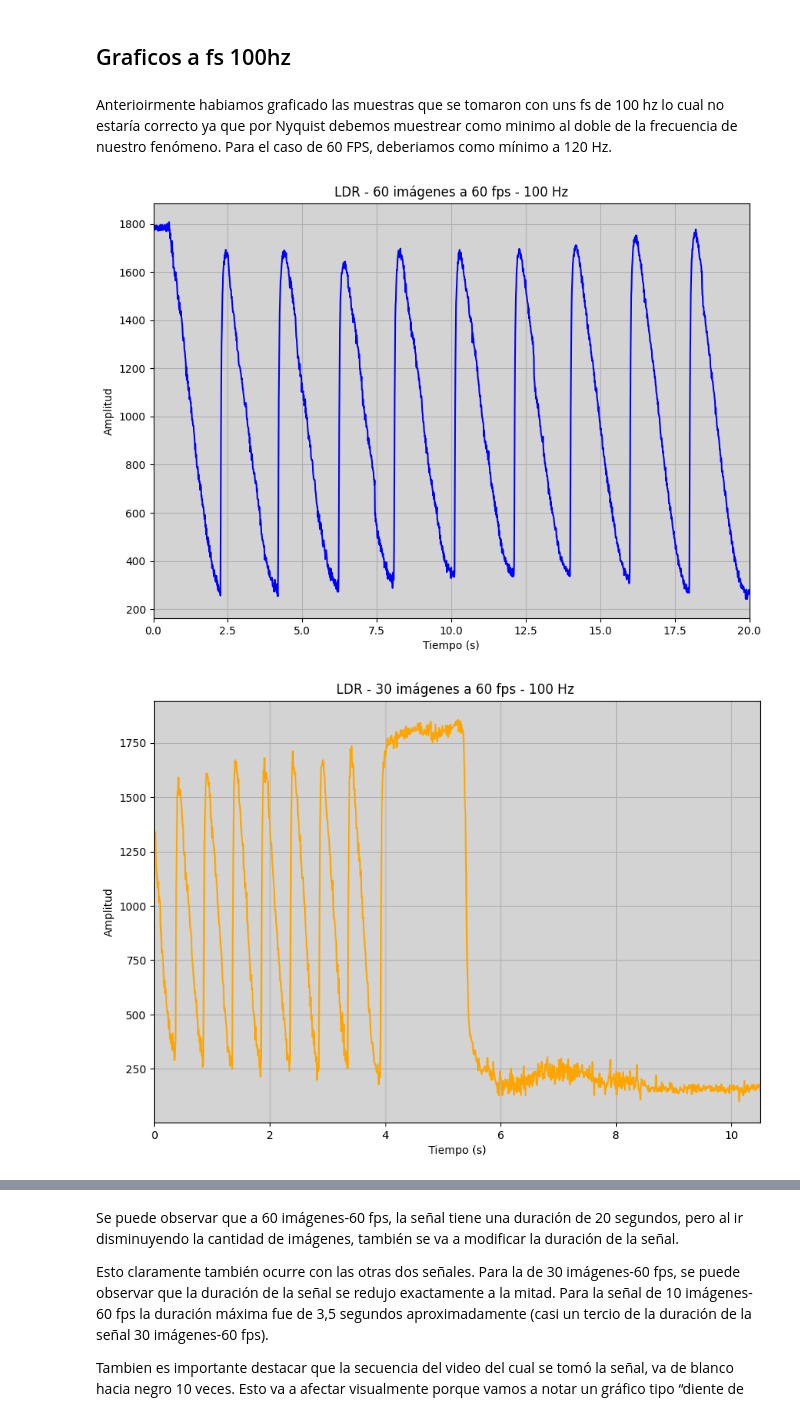
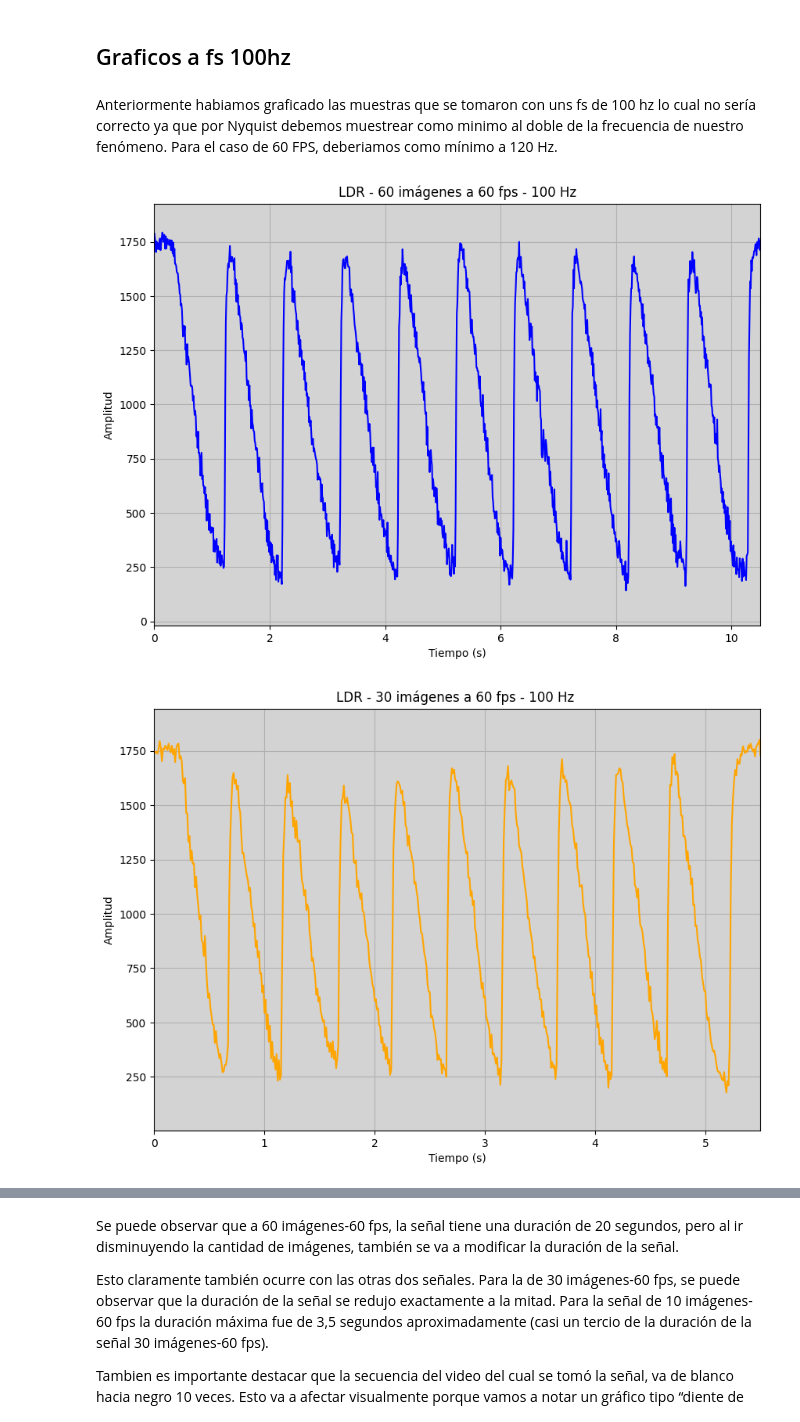
Before and after one commit to alex20022000/Signal_Processing_Project_Ciani-Dalle_Rive_Prieto, a Jupyter notebook: 01_Signal_Processing_Ciani+Dalle_Rive_Prieto.ipynb, the cells around one changed output, grey strips where cells are left out. Cells and saved outputs as stored; diff of their text form; code cells hidden in the pictures.

```diff
--- a/01_Signal_Processing_Ciani+Dalle_Rive_Prieto.ipynb
+++ b/01_Signal_Processing_Ciani+Dalle_Rive_Prieto.ipynb
@@ -230,5 +232,5 @@ Resolving deltas: 100% (59/59), done.
 # %%
-data_1 = pd.read_csv("/content/Signal_Processing_Project_Ciani-Dalle_Rive_Prieto/Lectura/08-ldr-fs_100Hz-60imgs-60fps.json")
+data_1 = pd.read_csv("/content/Signal_Processing_Project_Ciani-Dalle_Rive_Prieto/Lectura/01-ldr-fs_100Hz-60imgs_60fps.json")
 data_2 = pd.read_csv("/content/Signal_Processing_Project_Ciani-Dalle_Rive_Prieto/Lectura/06-ldr-fs_100Hz-50imgs-60fps.json")
 data_3 = pd.read_csv("/content/Signal_Processing_Project_Ciani-Dalle_Rive_Prieto/Lectura/05-ldr-fs_100Hz-40imgs-60fps.json")
 data_4 = pd.read_csv("/content/Signal_Processing_Project_Ciani-Dalle_Rive_Prieto/Lectura/04-ldr-fs_100Hz-30imgs-60fps.json")
@@ -339,7 +342,7 @@ plt.show()"""
 # %% [markdown]
 ## Graficos a fs 100hz
 # %% [markdown]
-Anterioirmente habiamos graficado las muestras que se tomaron con uns fs de 100 hz lo cual no estaría correcto ya que por Nyquist debemos muestrear como minimo al doble de la frecuencia de nuestro fenómeno. Para el caso de 60 FPS, deberiamos como mínimo a 120 Hz.
+Anteriormente habiamos graficado las muestras que se tomaron con uns fs de 100 hz lo cual no sería correcto ya que por Nyquist debemos muestrear como minimo al doble de la frecuencia de nuestro fenómeno. Para el caso de 60 FPS, deberiamos como mínimo a 120 Hz.
 # %%
 # Parámetros
 fs = 100  # frecuencia de muestreo [Hz]
@@ -353,7 +356,7 @@ ldr_acot = ldr_fs100Hz_60imgs_60fps[t1:t2]  # tramo útil de la señal
 t_acot = np.arange(len(ldr_acot)) / fs  # recalculamos el vector de tiempo
 
 # Ajustar el tiempo del primer gráfico para que comience en 0
-t_acotado_0 = t_acot - t_acot[0]
+t_acotado_0 = tiempos[0] - 7
 
 # Función para graficar (debe estar definida previamente)
 def graficar_t_VS_muestras(t, señal, xlabel, xlim, ylabel, titulo, grid, color='blue'):
@@ -369,38 +372,38 @@ def graficar_t_VS_muestras(t, señal, xlabel, xlim, ylabel, titulo, grid, color=
 
 # Graficar la primera señal ajustada al tiempo 0
 graficar_t_VS_muestras(t_acotado_0,
-                       ldr_acot,
+                       seniales[0],
                        xlabel='Tiempo (s)',
-                       xlim=(0, tc2 - tc1),  # ajustar los límites de x
+                       xlim=(0, 10.5),  # ajustar los límites de x
                        ylabel='Amplitud',
                        titulo='LDR - 60 imágenes a 60 fps - 100 Hz',
                        grid=True,
                        color='blue'  # Línea azul
                        )
 
 # Graficar la segunda señal ajustada al tiempo 0
-t_acotado_3 = tiempos[3] - 9.5  # restar el valor inicial de xlim al tiempo
+t_acotado_3 = tiempos[3] - 8.2  # restar el valor inicial de xlim al tiempo
 graficar_t_VS_muestras(t_acotado_3,
                        seniales[3],
                        xlabel='Tiempo (s)',
-                       xlim=(0, 10.5),  # ajustado a tiempo 0
+                       xlim=(0, 5.5),  # ajustado a tiempo 0
                        ylabel='Amplitud',
                        titulo='LDR - 30 imágenes a 60 fps - 100 Hz ',
                        grid=True,
                        color='orange'
                        )
 
 # Graficar la tercera señal ajustada al tiempo 0
-t_acotado_5 = tiempos[5] - 9.25  # restar el valor inicial de xlim al tiempo
+t_acotado_5 = tiempos[5] - 6.5  # restar el valor inicial de xlim al tiempo
 graficar_t_VS_muestras(t_acotado_5,
                        seniales[5],
                        xlabel='Tiempo (s)',
-                       xlim=(0, 3.75),  # ajustado a tiempo 0
+                       xlim=(0, 1.9),  # ajustado a tiempo 0
                        ylabel='Amplitud',
                        titulo='LDR - 10 imágenes a 60 fps - 100 Hz',
                        grid=True,
                        color='green'
                        )
 # %% [output]
-[figure, old version]
+[figure, new version]
-[figure, old version]
+[figure, new version]
```
Also changed, not shown: parts of 22 cells of this notebook.
